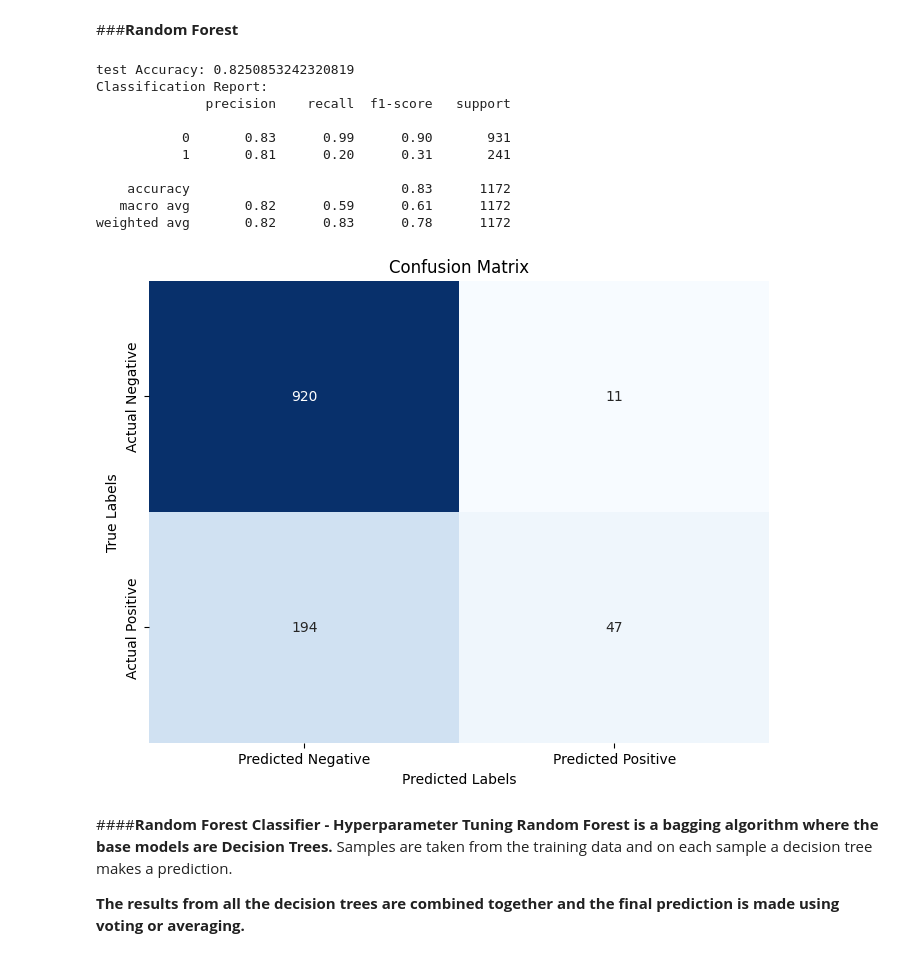
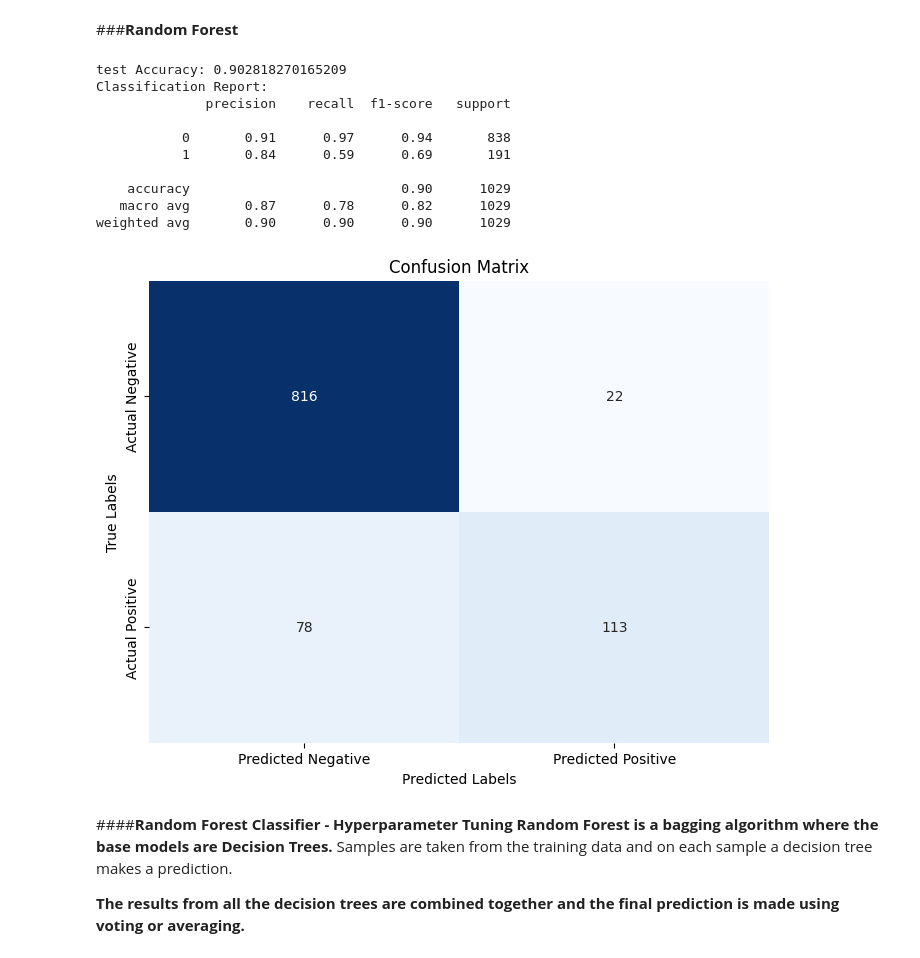
Before and after one commit to ktfrahm/datascience-projects, a Jupyter notebook: Loan_Default_Prediction/Loan_Default_Prediction.ipynb, the cells around one changed output. Drawn from its saved outputs; the diff is of its cells as text; code cells hidden in the pictures.

```diff
--- a/Loan_Default_Prediction/Loan_Default_Prediction.ipynb
+++ b/Loan_Default_Prediction/Loan_Default_Prediction.ipynb
@@ -1020,23 +1048,16 @@ Total explained variance: 0.36193500136554946
 ##**Model Performance Evaluation**
 # %%
 # Function to compute different metrics to check performance of the classification models
-def model_performance_classification(model, x_test, y_test, name='test', optimal_threshold=None):
+def model_performance_classification(model, x_test, y_test, y_pred, name='test'):
   """
   Function to compute different metrics to check classification model performance
 
   model: classifier
   x_test: independent variables
   y_test: dependent variable
+  y_pred: predictions
+  name: optional name of the model
   """
-
-  y_pred_proba = model.predict(x_test) # Predict using the independent variables
-
-  # convert to binary if needed
-  if name=='Logistic Regression':
-    y_pred = (y_scores >= optimal_threshold).astype(int)
-  else:
-    y_pred = (y_pred_proba > 0.5).astype(int)
-
   accuracy = accuracy_score(y_test, y_pred)
   print(f'{name} Accuracy: {accuracy}')
   print('Classification Report:')
@@ -1126,8 +1147,11 @@ Outliers removed: 715
 log_reg_basic = LogisticRegression(random_state = 42)
 
 # Train the model
-log_reg_basic.fit(x_clean_train_scaled, y_clean_train)
+log_reg_basic.fit(x_raw_train_scaled, y_raw_train)
+
+# Calculate Predictions
+y_pred = log_reg_basic.predict(x_raw_test_scaled)
 
 # Evaluate Performance
-log_regression_report = model_performance_classification(log_reg_basic, x_clean_test_scaled, y_clean_test)
+log_regression_report = model_performance_classification(log_reg_basic, x_raw_test_scaled, y_raw_test, y_pred)
 # %% [output]
@@ -1352,24 +1396,27 @@ weighted avg       0.88      0.89      0.88      1172
 # %%
 # Define the random forest model with default settings
 rf_basic = RandomForestClassifier(random_state = 42)
 
 # Train the model
 rf_basic.fit(x_clean_train_scaled, y_clean_train)
 
+# Calculate Predictions
+y_pred = rf_basic.predict(x_clean_test_scaled)
+
 # Performance
-rf_report = model_performance_classification(rf_basic, x_raw_test_scaled, y_raw_test)
+rf_report = model_performance_classification(rf_basic, x_clean_test_scaled, y_clean_test, y_pred)
 # %% [output]
-test Accuracy: 0.8250853242320819
+test Accuracy: 0.902818270165209
 Classification Report:
               precision    recall  f1-score   support
 
-           0       0.83      0.99      0.90       931
-           1       0.81      0.20      0.31       241
+           0       0.91      0.97      0.94       838
+           1       0.84      0.59      0.69       191
 
-    accuracy                           0.83      1172
-   macro avg       0.82      0.59      0.61      1172
-weighted avg       0.82      0.83      0.78      1172
+    accuracy                           0.90      1029
+   macro avg       0.87      0.78      0.82      1029
+weighted avg       0.90      0.90      0.90      1029
-[figure, old version]
+[figure, new version]
 # %% [markdown]
 ####**Random Forest Classifier - Hyperparameter Tuning**
 **Random Forest is a bagging algorithm where the base models are Decision Trees.** Samples are taken from the training data and on each sample a decision tree makes a prediction.
```
Also changed, not shown: parts of 32 cells of this notebook.
